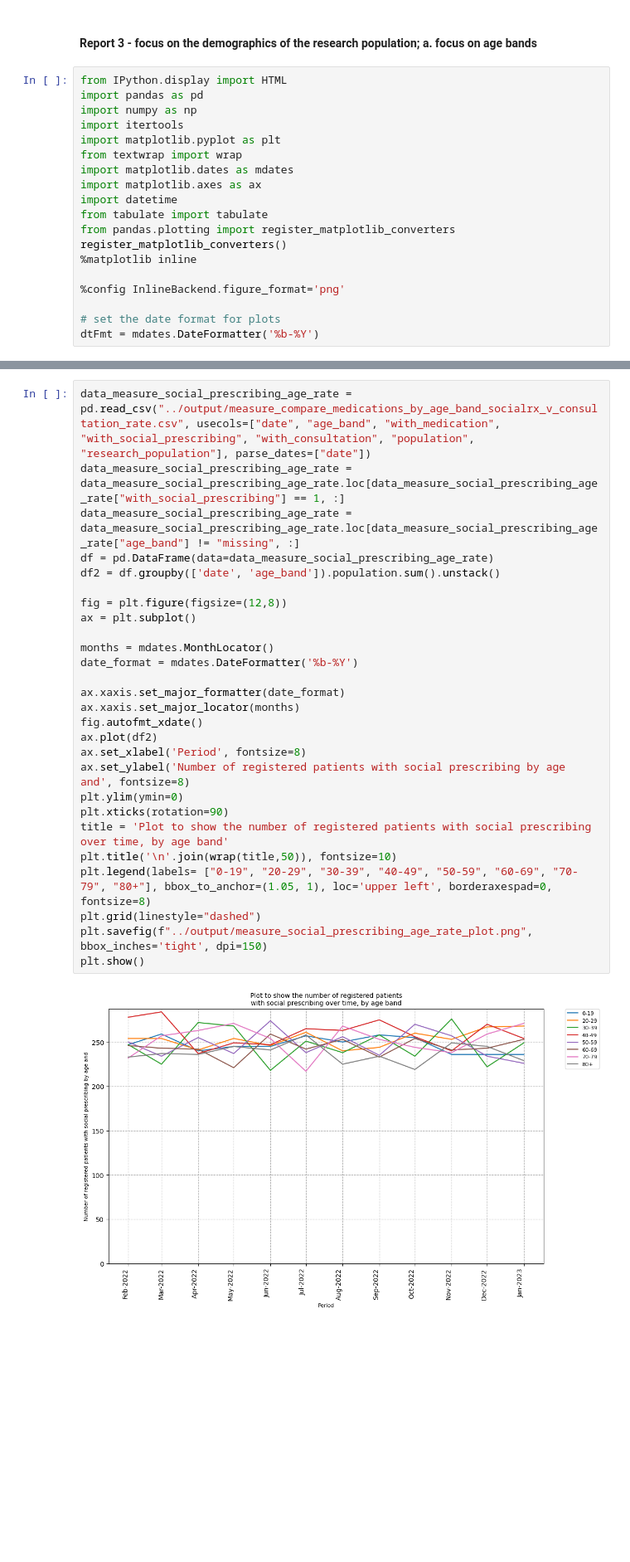
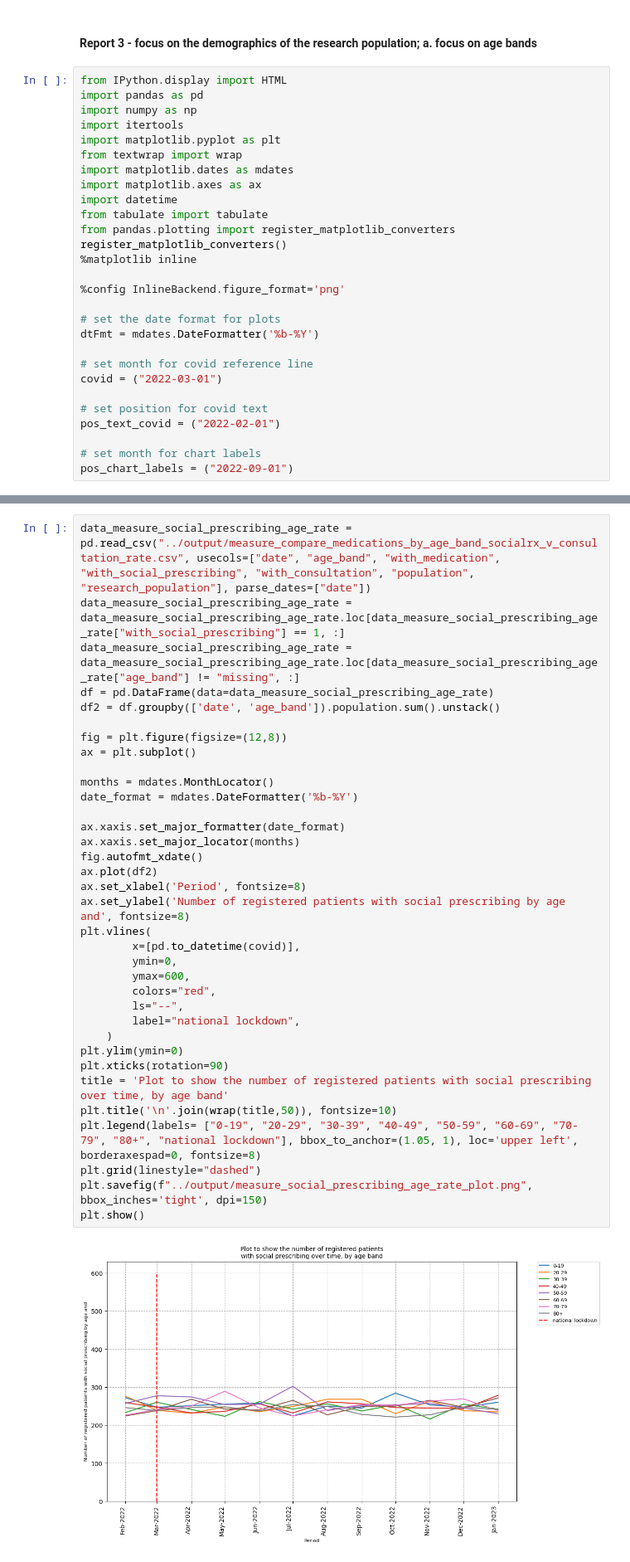
Before and after one commit to opensafely/dfms-covid19, a Jupyter notebook: analysis/report_3a_demograhics_age.ipynb, the cells around one changed output, grey strips where cells are left out. Shown at 83% size. Saved outputs shown, nothing was run; the diff lists cells and outputs as text; blank space fills up the shorter version.

Commit message:
update indications and demographic plots

```diff
--- a/analysis/report_3a_demograhics_age.ipynb
+++ b/analysis/report_3a_demograhics_age.ipynb
@@ -27,6 +27,15 @@ register_matplotlib_converters()
 
 # set the date format for plots
 dtFmt = mdates.DateFormatter('%b-%Y')
+
+# set month for covid reference line
+covid = ("2022-03-01")
+
+# set position for covid text
+pos_text_covid = ("2022-02-01")
+
+# set month for chart labels
+pos_chart_labels = ("2022-09-01")
 # %%
 data_measure_dfm_medications_age_rate = pd.read_csv("../output/measure_dfm_medications_by_age_band_rate.csv", parse_dates=["date"])
 data_measure_dfm_medications_age_rate = data_measure_dfm_medications_age_rate.loc[data_measure_dfm_medications_age_rate["age_band"] != "missing", :]
@@ -146,32 +155,40 @@ Jan-23  19400.5  20991.5  21287.9  20099.3  20048.7  20191.5  19678.7  18432
 # %%
 data_measure_social_prescribing_age_rate = pd.read_csv("../output/measure_compare_medications_by_age_band_socialrx_v_consultation_rate.csv", usecols=["date", "age_band", "with_medication", "with_social_prescribing", "with_consultation", "population", "research_population"], parse_dates=["date"])
 data_measure_social_prescribing_age_rate = data_measure_social_prescribing_age_rate.loc[data_measure_social_prescribing_age_rate["with_social_prescribing"] == 1, :]
 data_measure_social_prescribing_age_rate = data_measure_social_prescribing_age_rate.loc[data_measure_social_prescribing_age_rate["age_band"] != "missing", :]
 df = pd.DataFrame(data=data_measure_social_prescribing_age_rate)
 df2 = df.groupby(['date', 'age_band']).population.sum().unstack()
 
 fig = plt.figure(figsize=(12,8))
 ax = plt.subplot()
 
 months = mdates.MonthLocator()
 date_format = mdates.DateFormatter('%b-%Y')
 
 ax.xaxis.set_major_formatter(date_format)
 ax.xaxis.set_major_locator(months)
 fig.autofmt_xdate()
 ax.plot(df2)
 ax.set_xlabel('Period', fontsize=8)
 ax.set_ylabel('Number of registered patients with social prescribing by age and', fontsize=8)
+plt.vlines(
+        x=[pd.to_datetime(covid)],
+        ymin=0,
+        ymax=600,
+        colors="red",
+        ls="--",
+        label="national lockdown",
+    )
 plt.ylim(ymin=0)
 plt.xticks(rotation=90)
 title = 'Plot to show the number of registered patients with social prescribing over time, by age band'
 plt.title('\n'.join(wrap(title,50)), fontsize=10)
-plt.legend(labels= ["0-19", "20-29", "30-39", "40-49", "50-59", "60-69", "70-79", "80+"], bbox_to_anchor=(1.05, 1), loc='upper left', borderaxespad=0, fontsize=8)
+plt.legend(labels= ["0-19", "20-29", "30-39", "40-49", "50-59", "60-69", "70-79", "80+", "national lockdown"], bbox_to_anchor=(1.05, 1), loc='upper left', borderaxespad=0, fontsize=8)
 plt.grid(linestyle="dashed")
 plt.savefig(f"../output/measure_social_prescribing_age_rate_plot.png", bbox_inches='tight', dpi=150)
 plt.show()
 # %% [output]
-[figure, old version]
+[figure, new version]
 # %%
 print(tabulate(df2.iloc[:1], headers='keys', tablefmt = 'simple'))
 print(tabulate(df2.iloc[-1:], headers='keys', tablefmt = 'simple'))
```
Also changed, not shown: parts of 17 cells of this notebook, 26 other files.
